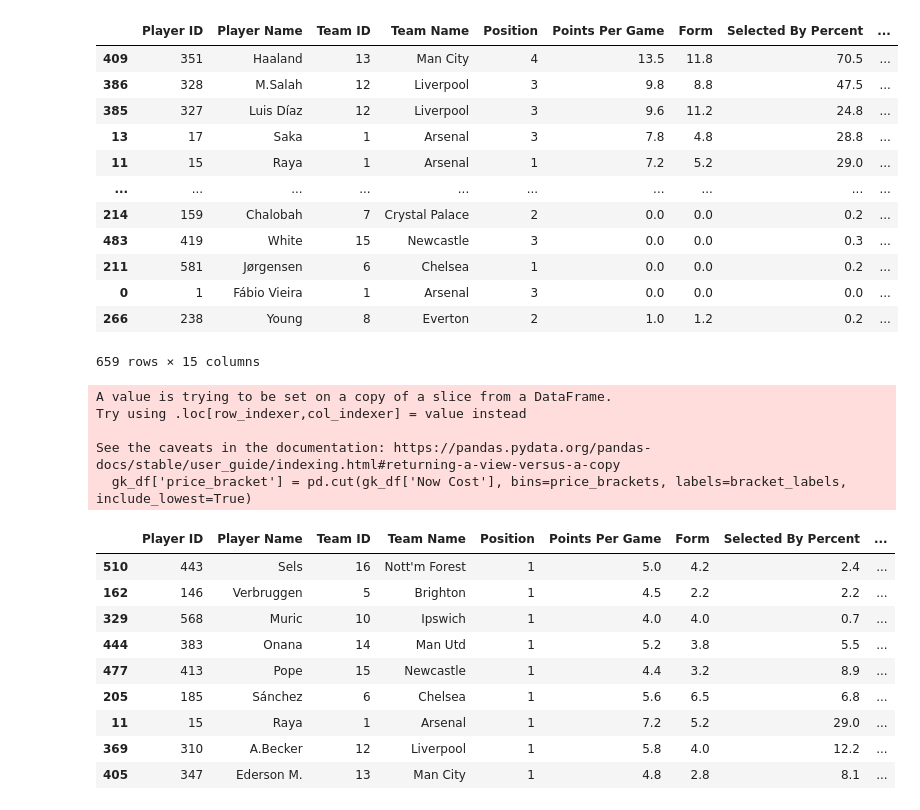
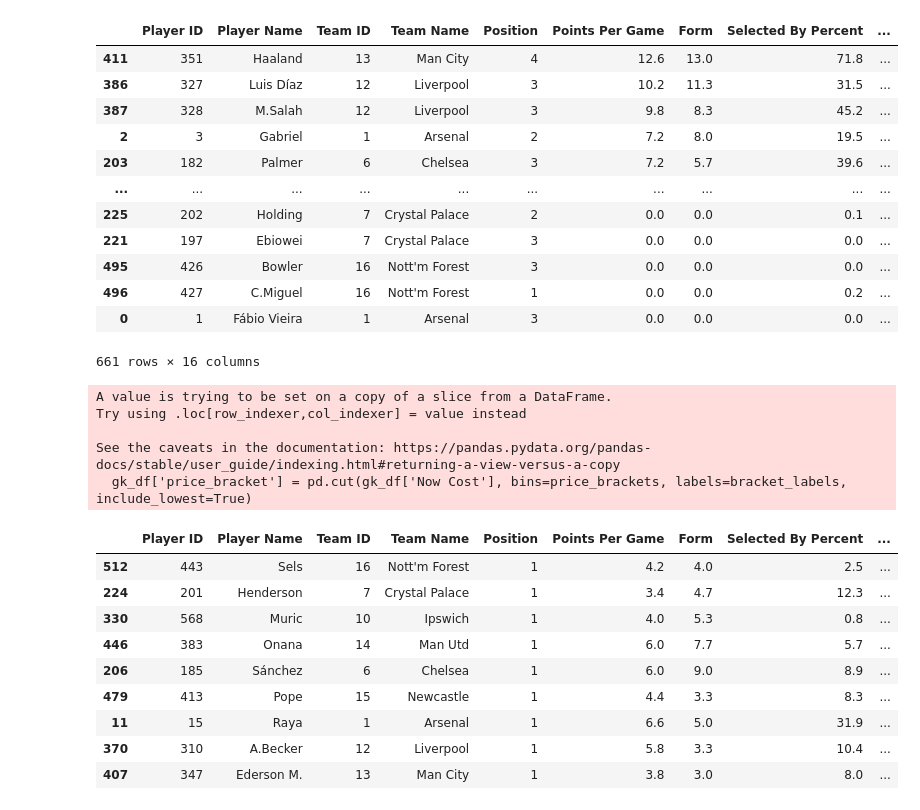
Before and after one commit to adarwawan/FPL-Personal-Tools, a Jupyter notebook: player_performance.ipynb, the cells around one changed output. Drawn from its saved outputs; the diff is of its cells as text; code cells hidden in the pictures.

```diff
--- a/player_performance.ipynb
+++ b/player_performance.ipynb
@@ -3,39 +3,39 @@ from fetcher import get_player_info
 from player_performance import get_player_points_per_gameweek, create_points_dataframe_with_gameweeks
 import pandas as pd
 # %%
-x_gameweeks = 4  # Number of recent gameweeks to consider
-current_gameweek = 4  # Replace with the current gameweek number
+x_gameweeks = 5  # Number of recent gameweeks to consider
+current_gameweek = 5  # Replace with the current gameweek number
 
 # Define the range of gameweeks
 gameweeks = list(range(current_gameweek - x_gameweeks + 1, current_gameweek + 1))
 
 # Get player information
 players = get_player_info()
 
 # Get player points for each gameweek
 player_points_per_gw = {}
 for gw in gameweeks:
     player_points_per_gw[gw] = get_player_points_per_gameweek(gw)
 
 # Create and sort the DataFrame by total points across the gameweeks
-sorted_points_df = create_points_dataframe_with_gameweeks(player_points_per_gw, players, gameweeks, min_to_return=4)
+sorted_points_df = create_points_dataframe_with_gameweeks(player_points_per_gw, players, gameweeks, min_to_return=5)
 
 # Display the sorted DataFrame
 sorted_points_df
 # %% [output]
 |  | Player ID | Player Name | Team ID | Team Name | Position | Points Per Game | Form | Selected By Percent | ... |
-| 409 | 351 | Haaland | 13 | Man City | 4 | 13.5 | 11.8 | 70.5 | ... |
-| 386 | 328 | M.Salah | 12 | Liverpool | 3 | 9.8 | 8.8 | 47.5 | ... |
-| 385 | 327 | Luis Díaz | 12 | Liverpool | 3 | 9.6 | 11.2 | 24.8 | ... |
-| 13 | 17 | Saka | 1 | Arsenal | 3 | 7.8 | 4.8 | 28.8 | ... |
-| 11 | 15 | Raya | 1 | Arsenal | 1 | 7.2 | 5.2 | 29.0 | ... |
+| 411 | 351 | Haaland | 13 | Man City | 4 | 12.6 | 13.0 | 71.8 | ... |
+| 386 | 327 | Luis Díaz | 12 | Liverpool | 3 | 10.2 | 11.3 | 31.5 | ... |
+| 387 | 328 | M.Salah | 12 | Liverpool | 3 | 9.8 | 8.3 | 45.2 | ... |
+| 2 | 3 | Gabriel | 1 | Arsenal | 2 | 7.2 | 8.0 | 19.5 | ... |
+| 203 | 182 | Palmer | 6 | Chelsea | 3 | 7.2 | 5.7 | 39.6 | ... |
 | ... | ... | ... | ... | ... | ... | ... | ... | ... | ... |
-| 214 | 159 | Chalobah | 7 | Crystal Palace | 2 | 0.0 | 0.0 | 0.2 | ... |
-| 483 | 419 | White | 15 | Newcastle | 3 | 0.0 | 0.0 | 0.3 | ... |
-| 211 | 581 | Jørgensen | 6 | Chelsea | 1 | 0.0 | 0.0 | 0.2 | ... |
+| 225 | 202 | Holding | 7 | Crystal Palace | 2 | 0.0 | 0.0 | 0.1 | ... |
+| 221 | 197 | Ebiowei | 7 | Crystal Palace | 3 | 0.0 | 0.0 | 0.0 | ... |
+| 495 | 426 | Bowler | 16 | Nott'm Forest | 3 | 0.0 | 0.0 | 0.0 | ... |
+| 496 | 427 | C.Miguel | 16 | Nott'm Forest | 1 | 0.0 | 0.0 | 0.2 | ... |
 | 0 | 1 | Fábio Vieira | 1 | Arsenal | 3 | 0.0 | 0.0 | 0.0 | ... |
-| 266 | 238 | Young | 8 | Everton | 2 | 1.0 | 1.2 | 0.2 | ... |
-659 rows × 15 columns
+661 rows × 16 columns
 # %%
 # Batch Player from Price and Position
 # Goalkeeper
@@ -56,15 +56,15 @@ Try using .loc[row_indexer,col_indexer] = value instead
 See the caveats in the documentation: https://pandas.pydata.org/pandas-docs/stable/user_guide/indexing.html#returning-a-view-versus-a-copy
   gk_df['price_bracket'] = pd.cut(gk_df['Now Cost'], bins=price_brackets, labels=bracket_labels, include_lowest=True)
 |  | Player ID | Player Name | Team ID | Team Name | Position | Points Per Game | Form | Selected By Percent | ... |
-| 510 | 443 | Sels | 16 | Nott'm Forest | 1 | 5.0 | 4.2 | 2.4 | ... |
-| 162 | 146 | Verbruggen | 5 | Brighton | 1 | 4.5 | 2.2 | 2.2 | ... |
-| 329 | 568 | Muric | 10 | Ipswich | 1 | 4.0 | 4.0 | 0.7 | ... |
-| 444 | 383 | Onana | 14 | Man Utd | 1 | 5.2 | 3.8 | 5.5 | ... |
-| 477 | 413 | Pope | 15 | Newcastle | 1 | 4.4 | 3.2 | 8.9 | ... |
-| 205 | 185 | Sánchez | 6 | Chelsea | 1 | 5.6 | 6.5 | 6.8 | ... |
-| 11 | 15 | Raya | 1 | Arsenal | 1 | 7.2 | 5.2 | 29.0 | ... |
-| 369 | 310 | A.Becker | 12 | Liverpool | 1 | 5.8 | 4.0 | 12.2 | ... |
-| 405 | 347 | Ederson M. | 13 | Man City | 1 | 4.8 | 2.8 | 8.1 | ... |
+| 512 | 443 | Sels | 16 | Nott'm Forest | 1 | 4.2 | 4.0 | 2.5 | ... |
+| 224 | 201 | Henderson | 7 | Crystal Palace | 1 | 3.4 | 4.7 | 12.3 | ... |
+| 330 | 568 | Muric | 10 | Ipswich | 1 | 4.0 | 5.3 | 0.8 | ... |
+| 446 | 383 | Onana | 14 | Man Utd | 1 | 6.0 | 7.7 | 5.7 | ... |
+| 206 | 185 | Sánchez | 6 | Chelsea | 1 | 6.0 | 9.0 | 8.9 | ... |
+| 479 | 413 | Pope | 15 | Newcastle | 1 | 4.4 | 3.3 | 8.3 | ... |
+| 11 | 15 | Raya | 1 | Arsenal | 1 | 6.6 | 5.0 | 31.9 | ... |
+| 370 | 310 | A.Becker | 12 | Liverpool | 1 | 5.8 | 3.3 | 10.4 | ... |
+| 407 | 347 | Ederson M. | 13 | Man City | 1 | 3.8 | 3.0 | 8.0 | ... |
 # %%
 # Defender
 
```
Also changed, not shown: parts of 3 cells of this notebook, 2 other files.
